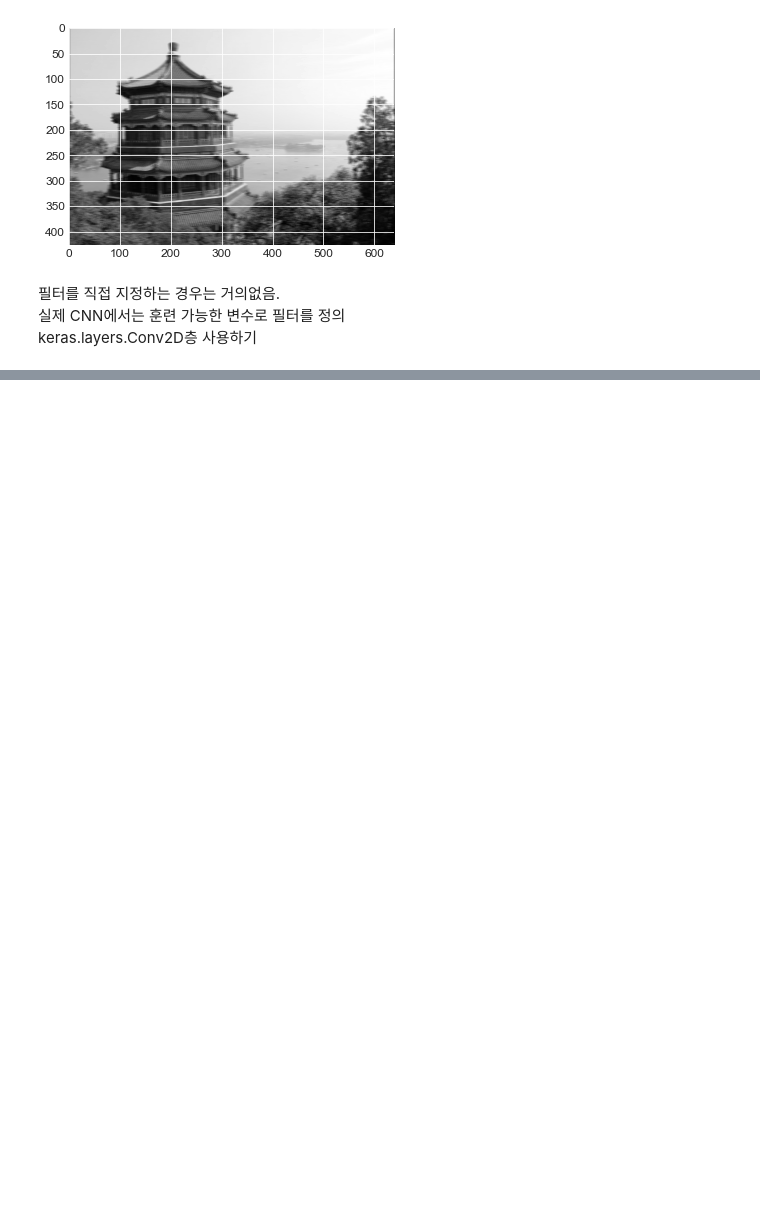
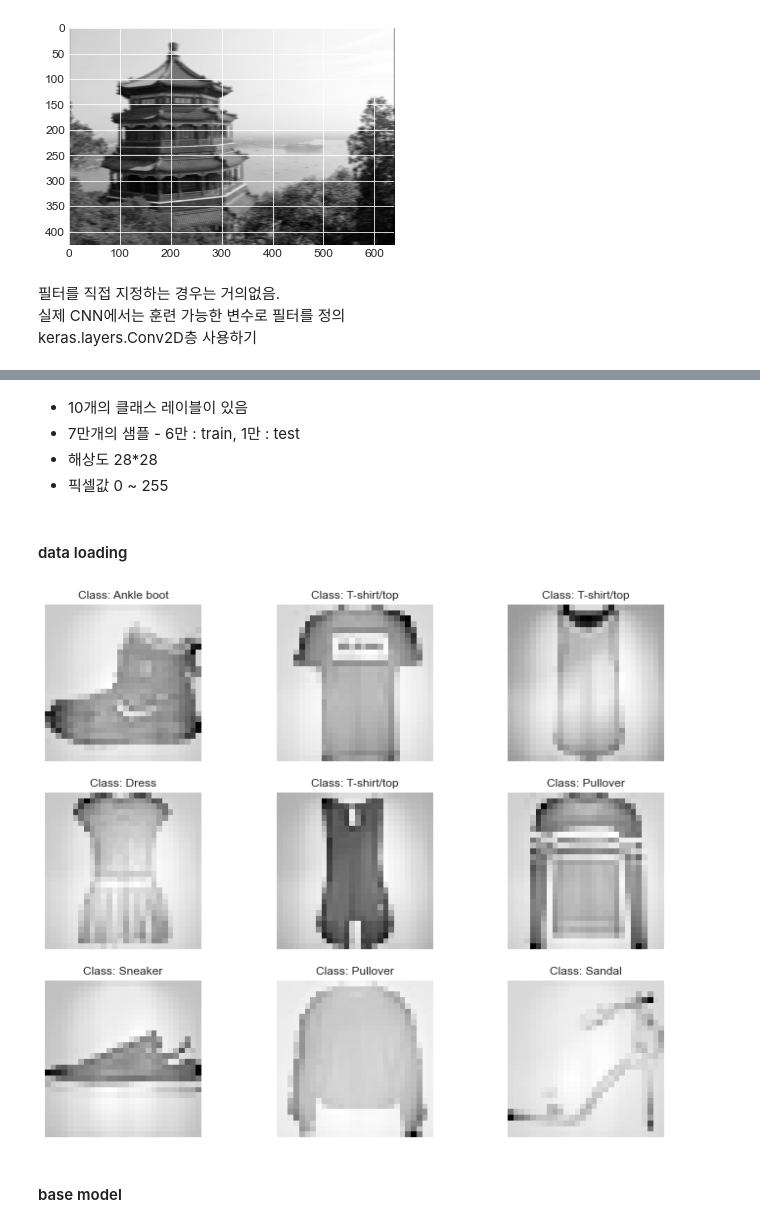
Before and after one commit to ChangDaeO730/HandsOn_DL__groupStudy, a Jupyter notebook: ch14_CNN_for_CV_part1.ipynb, the cells around one changed output, grey strips where cells are left out. Cells and saved outputs as stored; diff of their text form; code cells hidden in the pictures; blank space fills up the shorter version.

```diff
--- a/ch14_CNN_for_CV_part1.ipynb
+++ b/ch14_CNN_for_CV_part1.ipynb
@@ -47,0 +78,41 @@ conv = keras.layers.Conv2D(filters = 32, kernel_size = 3, strides = 1,
+# %% [markdown]
+* 10개의 클래스 레이블이 있음
+* 7만개의 샘플 - 6만 : train, 1만 : test
+* 해상도 28*28
+* 픽셀값 0 ~ 255
+# %% [markdown]
+#### data loading
+# %%
+(X_train_full, y_train_full), (X_test, y_test) = keras.datasets.fashion_mnist.load_data()
+X_train, X_valid = X_train_full[:-5000], X_train_full[-5000:]
+y_train, y_valid = y_train_full[:-5000], y_train_full[-5000:]
+# %%
+# standardization (min-max scaling으로 대체 가능)
+X_mean = X_train.mean(axis=0, keepdims=True)
+X_std = X_train.std(axis=0, keepdims=True) + 1e-7
+X_train = (X_train - X_mean) / X_std
+X_valid = (X_valid - X_mean) / X_std
+X_test = (X_test - X_mean) / X_std
+
+# 합성곱 층이 기대하는 shape로 맟춰주기 [batch, row, col, channel]
+X_train = X_train[..., np.newaxis]
+X_valid = X_valid[..., np.newaxis]
+X_test = X_test[..., np.newaxis]
+# %%
+class_names = ['T-shirt/top', 'Trouser', 'Pullover', 'Dress', 'Coat',
+               'Sandal', 'Shirt', 'Sneaker', 'Bag', 'Ankle boot']
+# %%
+# 이미지 샘플
+plt.figure(figsize=(12, 10))
+index = 0
+for image, label in zip(X_train[:9], y_train[:9]):
+    index += 1
+    plt.subplot(3, 3, index)
+    plt.imshow(image)
+    plt.title("Class: {}".format(class_names[label]))
+    plt.axis("off")
+plt.show()
+# %% [output]
+[figure, added]
+# %% [markdown]
+#### base model
```
Also changed, not shown: parts of 9 cells of this notebook.
